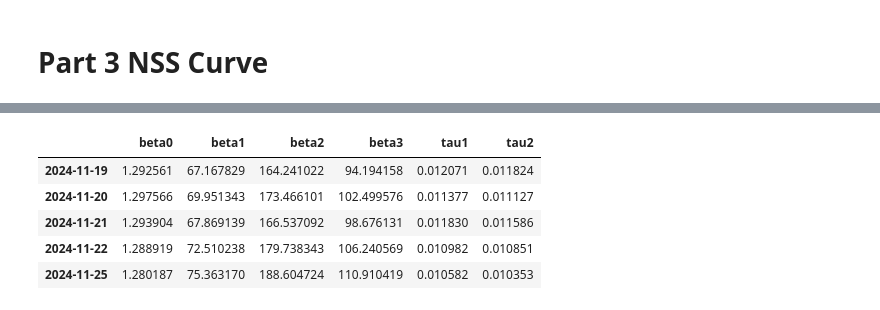
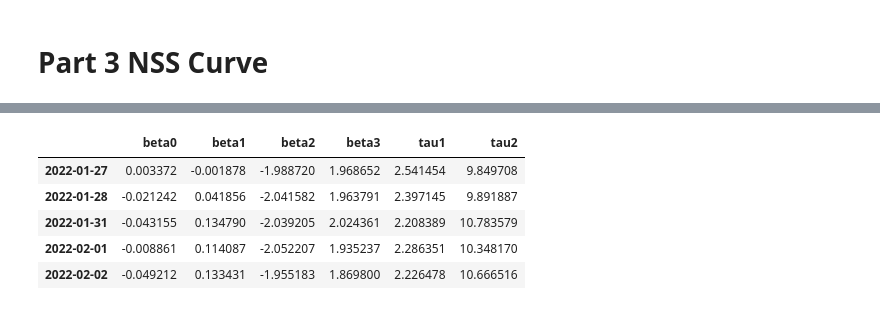
Before and after one commit to Nvvew/Derivative-Pricing, a Jupyter notebook: zspread.ipynb, the cells around one changed output, grey strips where cells are left out. Cells and saved outputs as stored; diff of their text form; code cells hidden in the pictures.

```diff
--- a/zspread.ipynb
+++ b/zspread.ipynb
@@ -212,10 +262,12 @@ for ticker in df3.columns:
             z_list.append(None)
             continue
 
-        z = bond.z_spread(value_dt, price, ois_curve)
-        z_list.append(z)
+        z = bond.z_spread(value_dt, price*100, ois_curve)
+        z_list.append(z*100)
 
     zspread_dict[ticker] = z_list
+
+zspread_df = pd.DataFrame(zspread_dict, index=df3.index)
 # %%
 zspread_df = pd.DataFrame(zspread_dict, index=df3.index)
 zspread_df.head()
@@ -302,11 +396,11 @@ Error fitting NSS for 2024-11-26 00:00:00: Optimal parameters not found: Number
 # %%
-nss_params_df.tail()
+nss_params_df.head()
 # %% [output]
 |  | beta0 | beta1 | beta2 | beta3 | tau1 | tau2 |
-| 2024-11-19 | 1.292561 | 67.167829 | 164.241022 | 94.194158 | 0.012071 | 0.011824 |
-| 2024-11-20 | 1.297566 | 69.951343 | 173.466101 | 102.499576 | 0.011377 | 0.011127 |
-| 2024-11-21 | 1.293904 | 67.869139 | 166.537092 | 98.676131 | 0.011830 | 0.011586 |
-| 2024-11-22 | 1.288919 | 72.510238 | 179.738343 | 106.240569 | 0.010982 | 0.010851 |
-| 2024-11-25 | 1.280187 | 75.363170 | 188.604724 | 110.910419 | 0.010582 | 0.010353 |
+| 2022-01-27 | 0.003372 | -0.001878 | -1.988720 | 1.968652 | 2.541454 | 9.849708 |
+| 2022-01-28 | -0.021242 | 0.041856 | -2.041582 | 1.963791 | 2.397145 | 9.891887 |
+| 2022-01-31 | -0.043155 | 0.134790 | -2.039205 | 2.024361 | 2.208389 | 10.783579 |
+| 2022-02-01 | -0.008861 | 0.114087 | -2.052207 | 1.935237 | 2.286351 | 10.348170 |
+| 2022-02-02 | -0.049212 | 0.133431 | -1.955183 | 1.869800 | 2.226478 | 10.666516 |
 # %%
 nss_params_df.to_csv('nssparams.csv', index=True)
```
Also changed, not shown: parts of 36 cells of this notebook, 3 other files.
